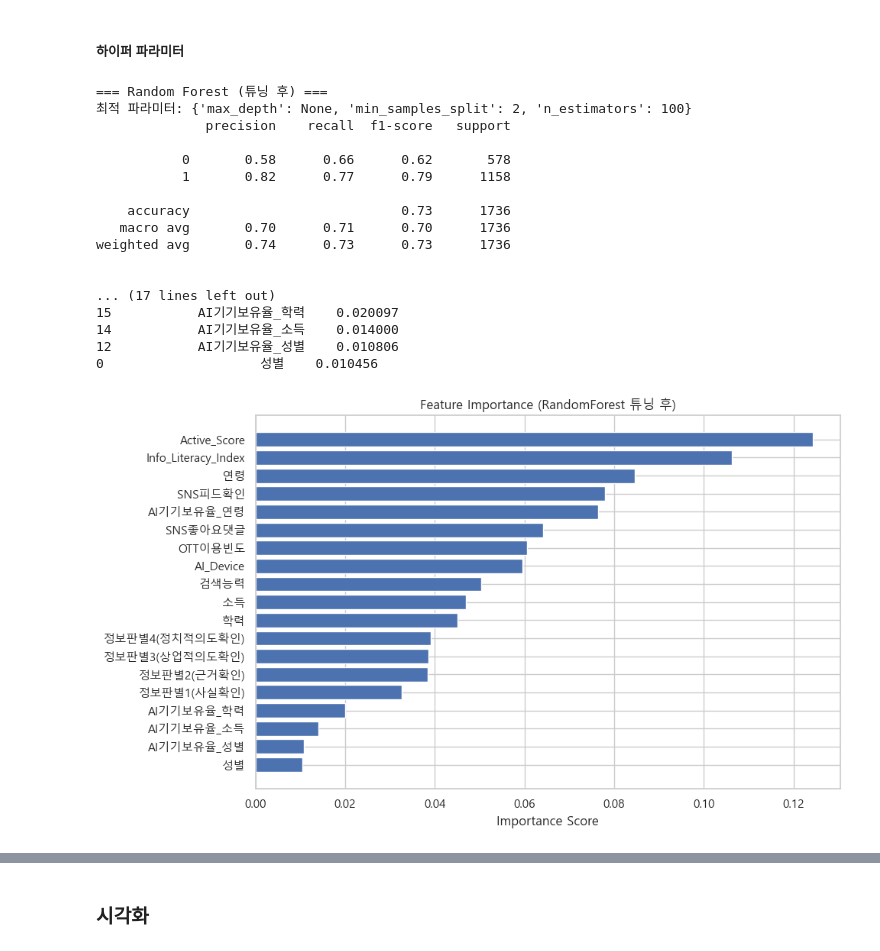
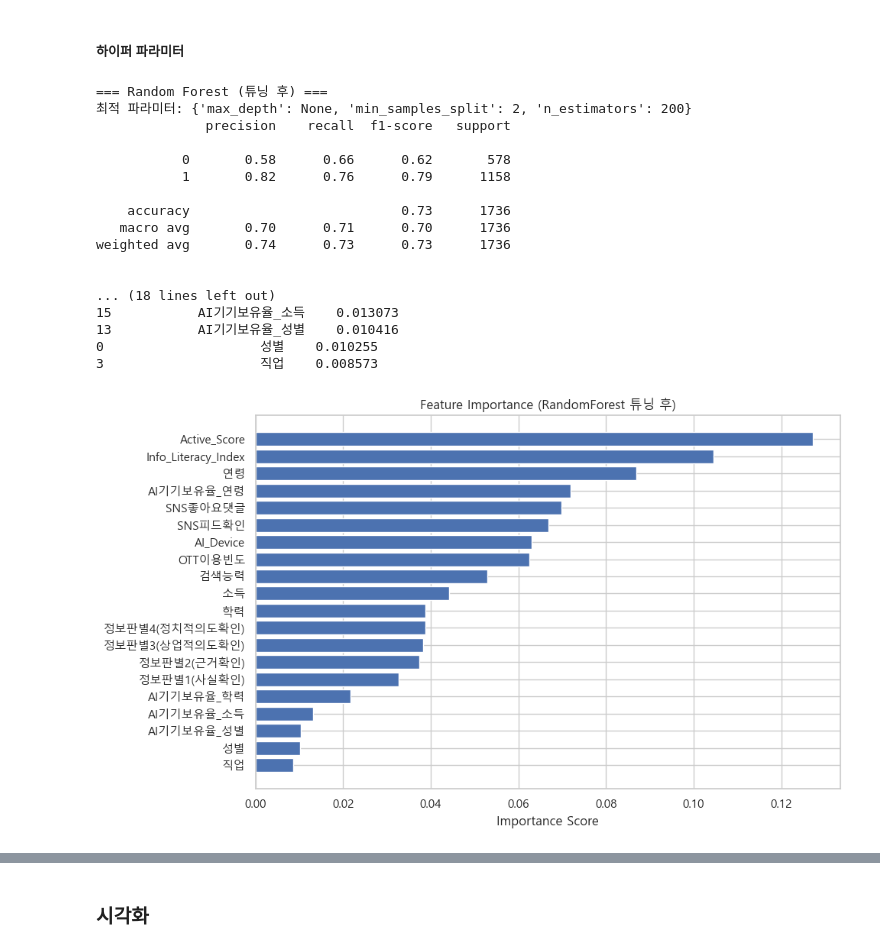
Before and after one commit to TeamHDH/KCC_Contest, a Jupyter notebook: 공모전_코드정리/AI 기기 포함/파생변수+모델.ipynb, the cells around one changed output, grey strips where cells are left out. Drawn from its saved outputs; the diff is of its cells as text; code cells hidden in the pictures.

```diff
--- a/공모전_코드정리/AI 기기 포함/파생변수+모델.ipynb
+++ b/공모전_코드정리/AI 기기 포함/파생변수+모델.ipynb
@@ -118,7 +277,7 @@ df = df_raw.copy()
 
 # X, y 설정
 X = df[[
-    '성별', '연령', '학력', '소득', '검색능력',
+    '성별', '연령', '학력', '직업', '소득', '검색능력',
     '정보판별1(사실확인)', '정보판별2(근거확인)',
     '정보판별3(상업적의도확인)', '정보판별4(정치적의도확인)',
     'SNS피드확인', 'SNS좋아요댓글', 'OTT이용빈도',
@@ -167,38 +326,38 @@ print(classification_report(y_test, y_pred))
 
 #AI_Device 변수 중요도 시각화 및 출력
 importances = best_model.feature_importances_
 features = X.columns
 importance_df = pd.DataFrame({'Feature': features, 'Importance': importances})
 importance_df = importance_df.sort_values(by='Importance', ascending=False)
 
 # 값 출력
 print("\n변수 중요도:")
 print(importance_df)
 
 # 시각화
 plt.figure(figsize=(10,6))
 plt.barh(importance_df['Feature'], importance_df['Importance'])
 plt.xlabel("Importance Score")
 plt.title("Feature Importance (RandomForest 튜닝 후)")
 plt.gca().invert_yaxis()
 plt.tight_layout()
 plt.show()
 # %% [output]
 === Random Forest (튜닝 후) ===
-최적 파라미터: {'max_depth': None, 'min_samples_split': 2, 'n_estimators': 100}
+최적 파라미터: {'max_depth': None, 'min_samples_split': 2, 'n_estimators': 200}
               precision    recall  f1-score   support
 
            0       0.58      0.66      0.62       578
-           1       0.82      0.77      0.79      1158
+           1       0.82      0.76      0.79      1158
 
     accuracy                           0.73      1736
    macro avg       0.70      0.71      0.70      1736
 weighted avg       0.74      0.73      0.73      1736
 
 
-... (17 lines left out)
-15           AI기기보유율_학력    0.020097
-14           AI기기보유율_소득    0.014000
-12           AI기기보유율_성별    0.010806
-0                    성별    0.010456
+... (18 lines left out)
+15           AI기기보유율_소득    0.013073
+13           AI기기보유율_성별    0.010416
+0                    성별    0.010255
+3                    직업    0.008573
-[figure, old version]
+[figure, new version]
```
Also changed, not shown: parts of 9 cells of this notebook.
